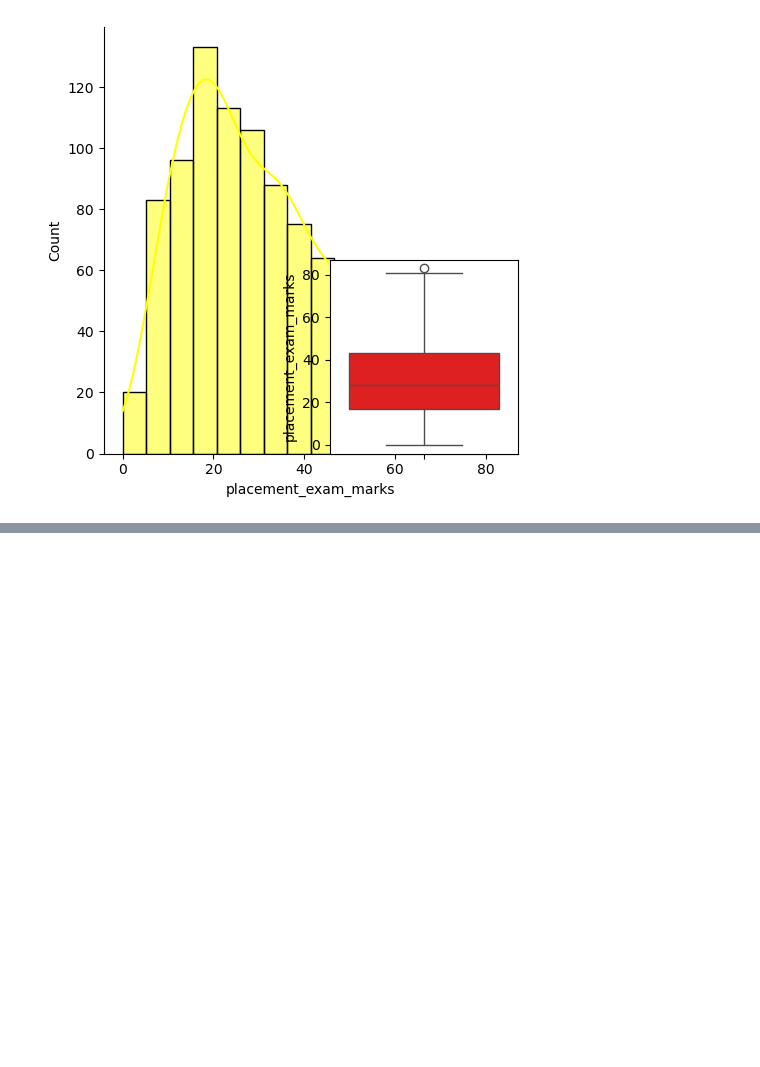
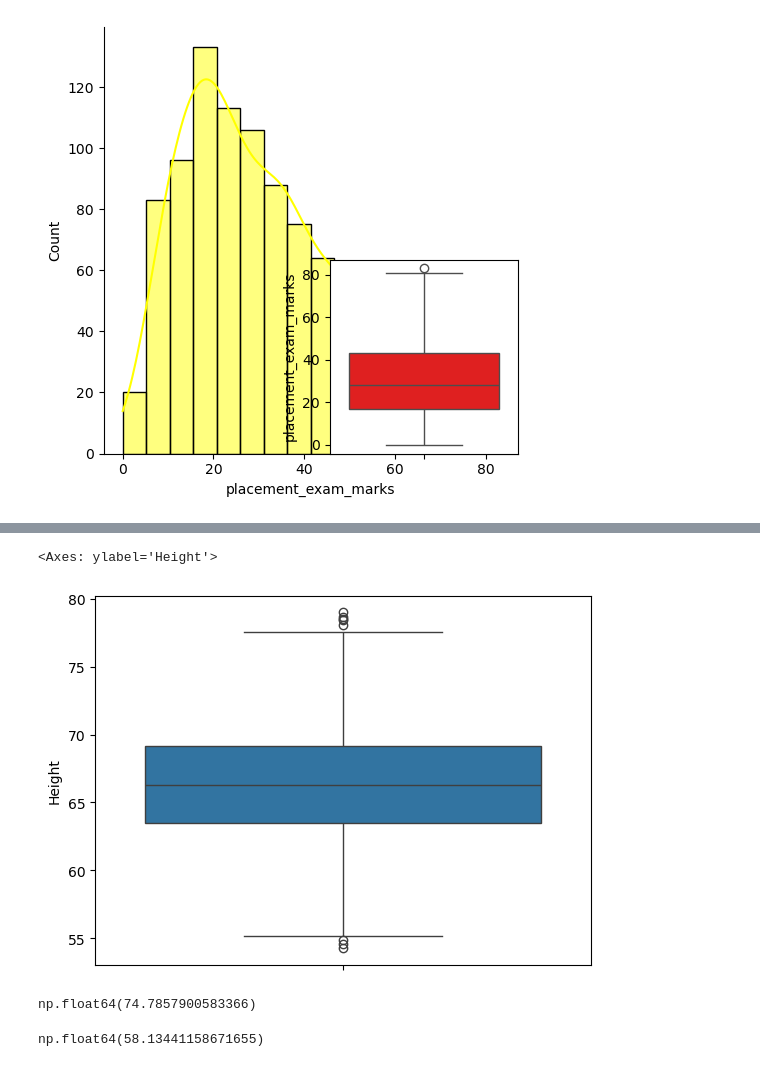
Before and after one commit to jhalucky/Machine-Learning-Things, a Jupyter notebook: feature_engineering/outliers.ipynb, the cells around one changed output, grey strips where cells are left out. Drawn from its saved outputs; the diff is of its cells as text; code cells hidden in the pictures; blank space fills up the shorter version.

```diff
--- a/feature_engineering/outliers.ipynb
+++ b/feature_engineering/outliers.ipynb
@@ -142,0 +176,15 @@ sns.boxplot(new_df['placement_exam_marks'], color='red')
+# %%
+sns.boxplot(df['Height'])
+# %% [output]
+<Axes: ylabel='Height'>
+[figure, added]
+# %%
+upper_limittt = df['Height'].quantile(0.99)
+upper_limittt
+# %% [output]
+np.float64(74.7857900583366)
+# %%
+lower_limittt = df['Height'].quantile(0.01)
+lower_limittt
+# %% [output]
+np.float64(58.13441158671655)
```
Also changed, not shown: parts of 12 cells of this notebook, 1 other file.
